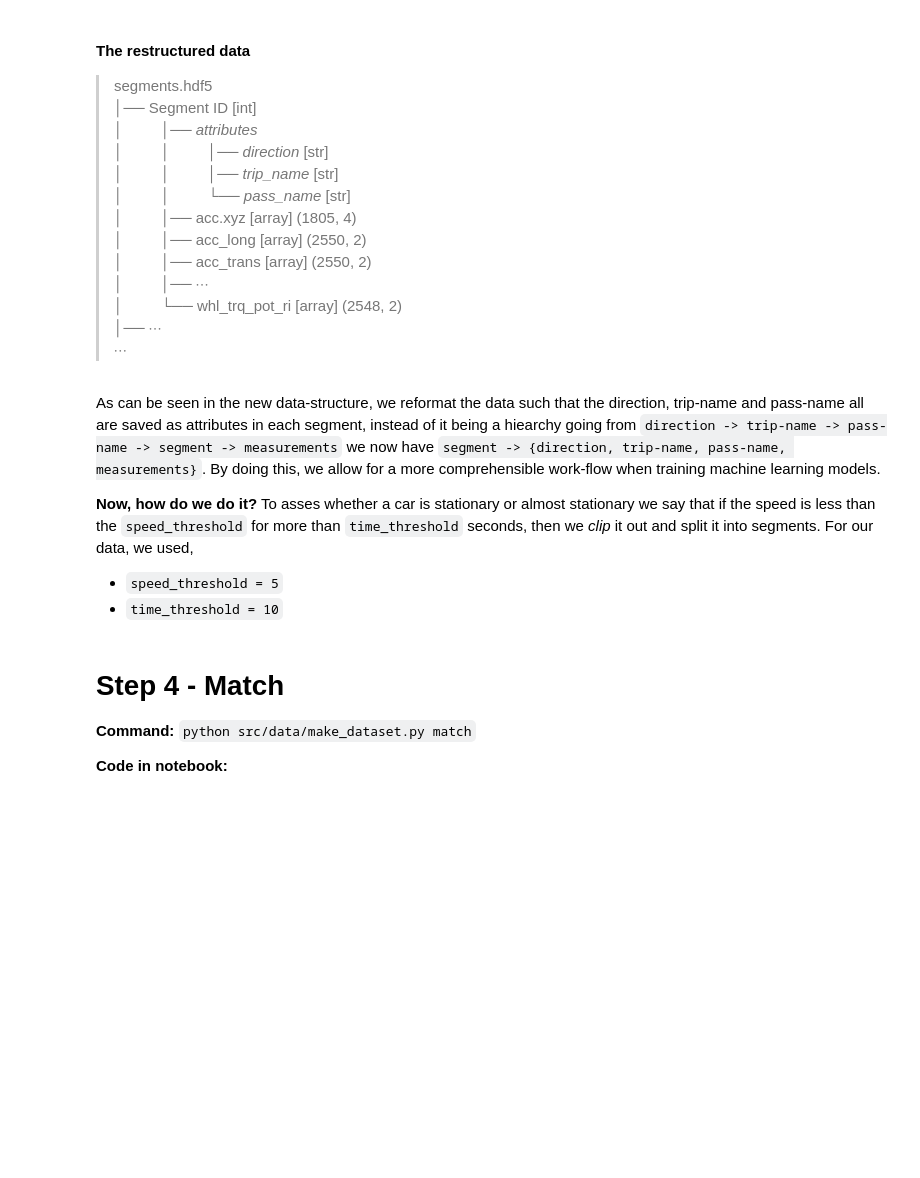
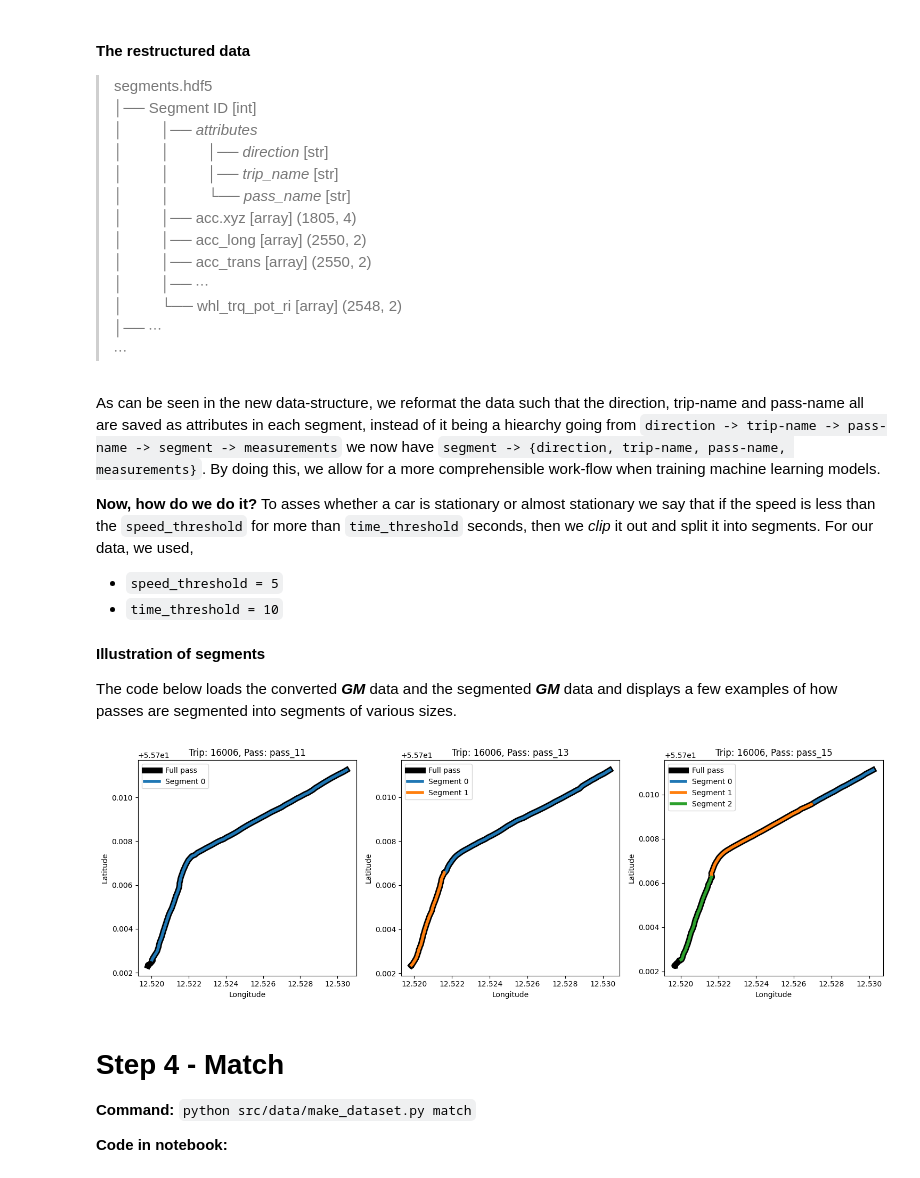
Before and after one commit to rreezN/CrackDetect, a Jupyter notebook: notebooks/make_dataset.ipynb, the cells around one changed output. Drawn from its saved outputs; the diff is of its cells as text; code cells hidden in the pictures; blank space fills up the shorter version.

Commit message:
added figure of segments

```diff
--- a/notebooks/make_dataset.ipynb
+++ b/notebooks/make_dataset.ipynb
@@ -260,6 +268,70 @@ As can be seen in the new data-structure, we reformat the data such that the dir
 
 - `speed_threshold = 5`
 - `time_threshold = 10`
+
+#### Illustration of segments
+
+The code below loads the converted ***GM*** data and the segmented ***GM*** data and displays a few examples of how passes are segmented into segments of various sizes.
+# %%
+# Choose direction
+direction = "hh"
+
+# Load converted data
+converted = f"../data/interim/gm/converted_platoon_CPH1_{direction.upper()}.hdf5"
+
+# Load the segmented data
+segments = "../data/interim/gm/segments.hdf5"
+
+# Plot the longitude and latitude of the first trip in the converted data
+# with the segments overlaid
+
+fig, axes = plt.subplots(1, 3, figsize=(15, 5))
+
+# Choose some arbitrary passes to plot
+trip_name = "16006"
+pass_names = ["pass_11", "pass_13", "pass_15"]
+
+# Plot the original coordinates for the chosen passes and overlay the segments
+with h5py.File(converted, 'r') as f_convert:
+    GM = f_convert['GM']
+    with h5py.File(segments, 'r') as f_segments:
+        for pass_name, ax in zip(pass_names, axes):
+            # Extract pass data
+            car_passes = GM[trip_name]
+            pass_ = car_passes[pass_name]
+
+            # Get the latitude and longitude
+            gps = pass_['gps'][:, 1:]
+            lat = gps[:, 0]
+            lon = gps[:, 1]
+
+            ax.plot(lon, lat, linewidth=8, label='Full pass', color='black')
+
+            # Extract the segments for the chosen passes using the attributes of the segments in the hdf5 file
+            # Overlay the segments on the plots of the passes
+            segment_index = 0
+            for segment in f_segments.values():
+                # Check if the segment comes from the same trip and pass
+                if segment.attrs['trip_name'] != trip_name or segment.attrs['pass_name'] != pass_name:
+                    continue
+
+                # Get the latitude and longitude
+                gps = segment['gps'][:, 1:]
+                lat = gps[:, 0]
+                lon = gps[:, 1]
+
+                ax.plot(lon, lat, linewidth=4, label=f'Segment {segment_index}')
+                segment_index += 1
+
+            ax.set_title(f"Trip: {trip_name}, Pass: {pass_name}")
+            ax.set_xlabel('Longitude')
+            ax.set_ylabel('Latitude')
+            ax.legend()
+
+plt.tight_layout()
+plt.show()
+# %% [output]
+[figure, added]
 # %% [markdown]
 # Step 4 - Match
 **Command:** `python src/data/make_dataset.py match`
```
Also changed, not shown: parts of 3 cells of this notebook.
